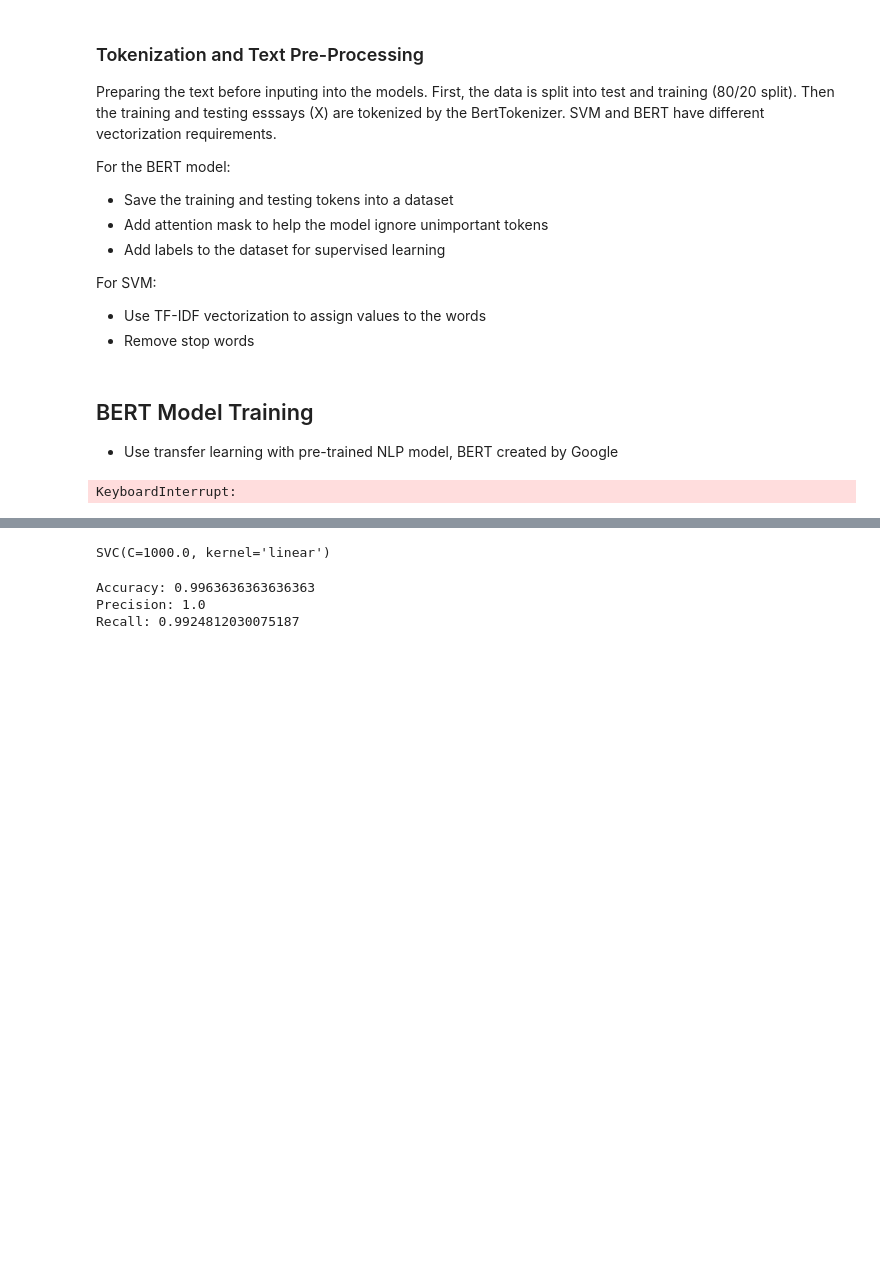
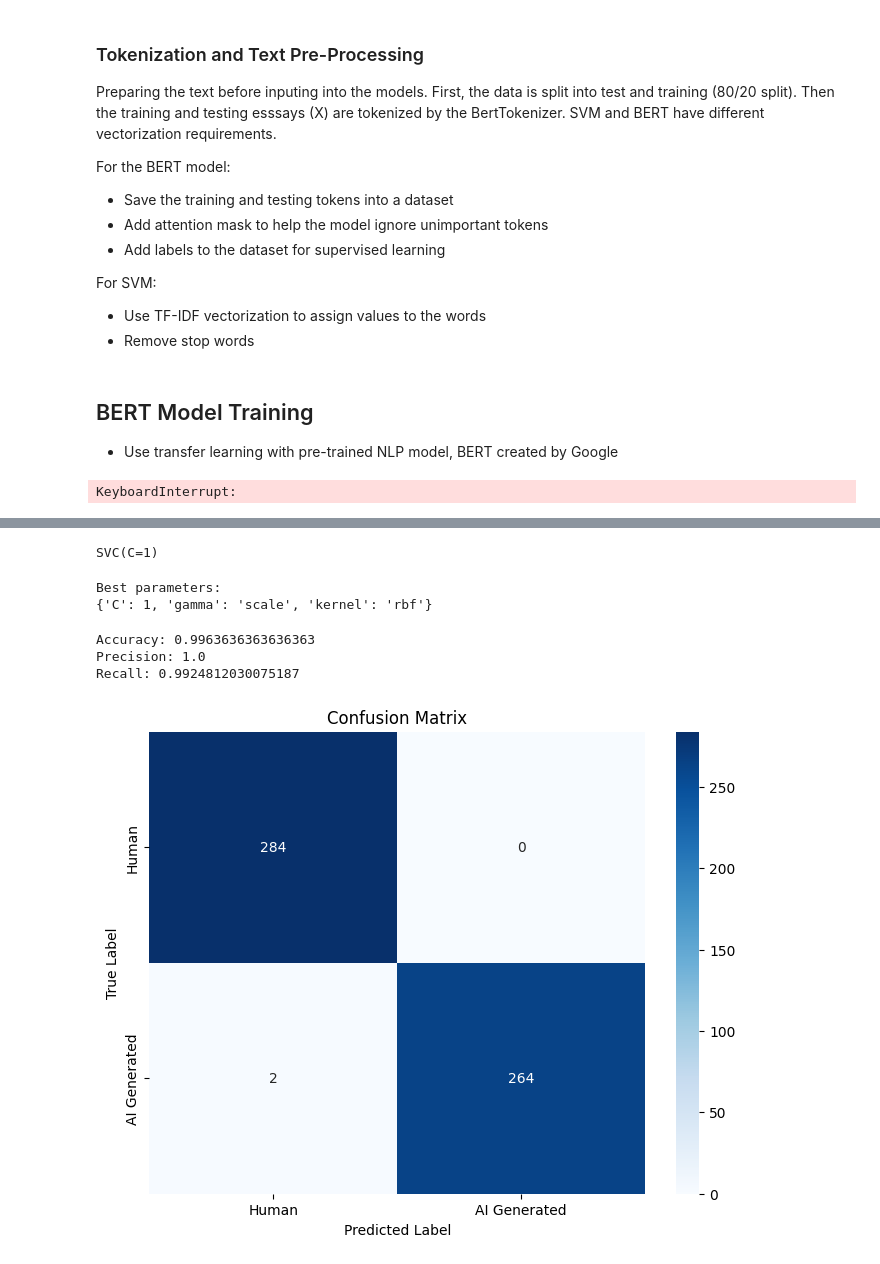
Before and after one commit to IzzieNielsen/AI-Detector, a Jupyter notebook: DSCCapstone.ipynb, the cells around one changed output, grey strips where cells are left out. Saved outputs shown, nothing was run; the diff lists cells and outputs as text; code cells hidden in the pictures; blank space fills up the shorter version.

Commit message:
Finished SVM model
gird search was done to find the best parameters

```diff
--- a/DSCCapstone.ipynb
+++ b/DSCCapstone.ipynb
@@ -125,11 +137,29 @@ X_test_tfidf = vectorizer.transform(X_test)
 from sklearn.svm import SVC
 from sklearn.metrics import accuracy_score, precision_score, recall_score
 
-# Initialize and train the SVM model with a linear kernel
-model = SVC(kernel='linear', C=1000.0)  # High C value for hard margin
+model = SVC(kernel='rbf', gamma = 'scale', C=1)
 model.fit(X_train_tfidf, y_train)
 # %% [output]
-SVC(C=1000.0, kernel='linear')
+SVC(C=1)
+# %%
+# grid search to determine the best hyper parameters
+# ensures more generalization
+from sklearn.model_selection import GridSearchCV
+
+param_grid = {'C': [0.1, 1, 10],
+              'gamma': ['scale', 'auto'],
+              'kernel': ['rbf', 'linear']}
+
+grid_search = GridSearchCV(model, param_grid, cv=5)
+
+grid_search.fit(X_train_tfidf, y_train)
+
+print(f"Best parameters:\n{grid_search.best_params_}")
+
+best_model = grid_search.best_estimator_
+# %% [output]
+Best parameters:
+{'C': 1, 'gamma': 'scale', 'kernel': 'rbf'}
 # %%
 from sklearn.metrics import accuracy_score, precision_score, recall_score
 
@@ -149,3 +177,18 @@ print(f"Recall: {recall}")
 Accuracy: 0.9963636363636363
 Precision: 1.0
 Recall: 0.9924812030075187
+# %%
+from sklearn.metrics import confusion_matrix
+import seaborn as sns
+import matplotlib.pyplot as plt
+
+cm = confusion_matrix(y_test, y_pred)
+
+plt.figure(figsize=(8, 6))
+sns.heatmap(cm, annot=True, fmt='d', cmap='Blues', xticklabels=['Human', 'AI Generated'], yticklabels=['Human', 'AI Generated'])
+plt.xlabel('Predicted Label')
+plt.ylabel('True Label')
+plt.title('Confusion Matrix')
+plt.show()
+# %% [output]
+[figure, added]
```
Also changed, not shown: parts of 5 cells of this notebook.
